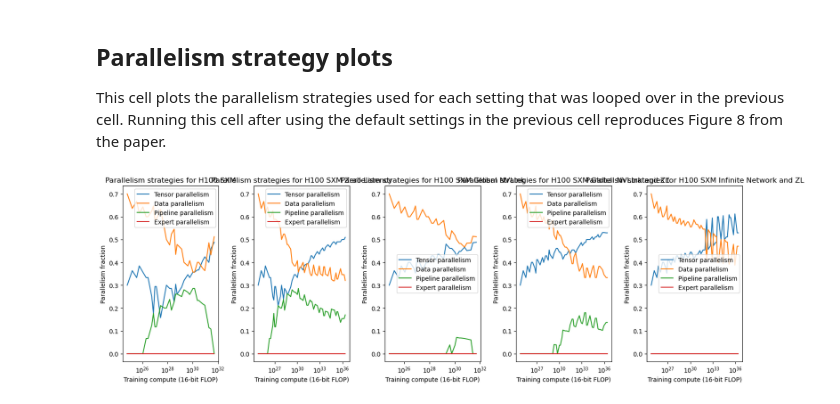
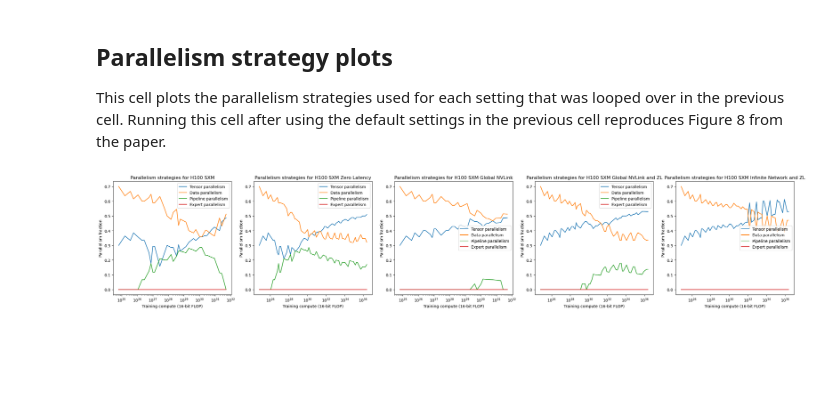
Before and after one commit to ege-erdil/limits_to_distributed_training, a Jupyter notebook: optimal_parallelism.ipynb, the cells around one changed output. Saved outputs shown, nothing was run; the diff lists cells and outputs as text; code cells hidden in the pictures; blank space fills up the shorter version.

```diff
--- a/optimal_parallelism.ipynb
+++ b/optimal_parallelism.ipynb
@@ -530,7 +580,7 @@ warnings.filterwarnings("ignore", category=DeprecationWarning)
 ## set these integers to 1 if you want the associated network communications to be hidden behind computation whenever possible, set them to 0 otherwise
 overlap_TP = 1
 overlap_PP = 1
-overlap_DP = 1
+overlap_DP = 1 # TODO: Should default this to 0 as normally DP can't overlap well.
 
 d_model_min = 12288
 d_model_max = d_model_min*128
@@ -543,26 +593,27 @@ seq_len = 2048 ## sequence length to use during training
 interleaving = True ## set this flag to True if you want to enable pipeline interleaving, set it to False to disable it
 zero_bubble_pp = False ## set this flag to True if you want to enable zero-bubble pipeline parallelism, set it to False to disable it
 
-def simulate_training_runs(gpu, d_model_list, d_ff_list, number_of_layers, calc_sparsity_factor, critical_batch_size, seq_len, years, stopping_utilization_value=0, zero_bubble_pp=False, \
+def simulate_training_runs(gpu, d_model_list, d_ff_list, layer_fun, sparsity_fun, batch_size_fun, seq_len, years, stopping_utilization_value=0, zero_bubble_pp=False, \
                            overlap_TP=1, overlap_DP=1, overlap_PP=1):
     info_list = []
 
     for (d_model, d_ff) in zip(d_model_list, d_ff_list):
         print(d_model, d_ff)
-        result = cluster_size_required(gpu, d_model, d_ff, number_of_layers, calc_sparsity_factor, critical_batch_size, seq_len, years=years, zero_bubble_pp=zero_bubble_pp, \
+        result = cluster_size_required(gpu, d_model, d_ff, layer_fun, sparsity_fun, batch_size_fun, seq_len, years=years, zero_bubble_pp=zero_bubble_pp, \
                                        overlap_TP=overlap_TP, overlap_DP=overlap_DP, overlap_PP=overlap_PP)
 
         if result[0] != None:
-            N, utilization_opt, best_time_yrs, chinchilla_optimal_compute, local_batch_size, local_layers, local_sparsity_factor = result
+            N, _, chinchilla_optimal_compute, local_batch_size, local_layers, local_sparsity_factor = result
 
             N_DP_opt, N_TP_model_opt, N_TP_ff_opt, N_PP_opt, N_EP_opt, N_DP_tup_opt, N_TP_model_tup_opt, N_TP_ff_tup_opt, N_PP_tup_opt, N_EP_tup_opt, \
             num_of_microbatches_opt, pp_interleaving_factor_opt, recompute_activations_opt, utilization_opt, \
             best_time_yrs, tp_time_opt, dp_time_opt, pp_time_opt, latency_time_opt = \
-                    optimal_parallelism(gpu, d_model, d_ff, local_layers, local_sparsity_factor, local_batch_size, seq_len, result[0], zero_bubble_pp, overlap_TP, overlap_DP, overlap_PP, interleaving)
+                    optimal_parallelism(gpu, d_model, d_ff, local_layers, local_sparsity_factor, local_batch_size, seq_len, N, zero_bubble_pp, overlap_TP, overlap_DP, overlap_PP, interleaving)
 
             N_TP_opt = N_TP_model_opt * N_TP_ff_opt
             N_param_local = 2*d_model*d_ff*local_layers*local_sparsity_factor
 
+            # This should be a data structure but we probably won't have time to fix it.
             info_list.append((d_model, d_ff, N_param_local, local_layers, local_sparsity_factor, local_batch_size*seq_len, chinchilla_optimal_compute, best_time_yrs*12, \
                               utilization_opt, N, N_TP_model_opt, N_TP_ff_opt, N_TP_opt, N_PP_opt, pp_interleaving_factor_opt, N_DP_opt, N_EP_opt, local_sparsity_factor, \
                               N_DP_tup_opt, N_TP_model_tup_opt, N_TP_ff_tup_opt, N_PP_tup_opt, N_EP_tup_opt, \
@@ -586,7 +637,7 @@ for setting in grand_comparison_settings_dense: ## change the list being iterate
 
     print("Simulating training runs for setting: %s" % (setting.identifier))
     d_ff_list = [4*d for d in d_model_list]
-    info_dict[setting] = simulate_training_runs(gpu, d_model_list, d_ff_list, number_of_layers=setting.layer_fun, calc_sparsity_factor=setting.sparsity_fun, critical_batch_size=setting.batch_size_fun, \
+    info_dict[setting] = simulate_training_runs(gpu, d_model_list, d_ff_list, layer_fun=setting.layer_fun, sparsity_fun=setting.sparsity_fun, batch_size_fun=setting.batch_size_fun, \
                                             seq_len=seq_len, years=0.5, stopping_utilization_value=0.001, zero_bubble_pp=zero_bubble_pp, \
                                             overlap_TP=overlap_TP, overlap_DP=overlap_DP, overlap_PP=overlap_PP)
     print("Simulation complete! Results below:\n")
@@ -622,7 +673,8 @@ for setting in linear_scaling_end_dict:
     else:
         print("Linear scaling for %s ends at %.2e FLOP" % (setting.identifier, linear_scaling_end_dict[setting]))
 
-run_name = "grand_comparison_sparse"
+# TODO: Should determine this from setting above.
+run_name = "grand_comparison_dense"
 
 plt.xscale("log")
 plt.xlabel("Training compute (16-bit FLOP)")
@@ -658,7 +710,7 @@ Linear scaling for H100 SXM Infinite Network and ZL ends at 8.50e+32 FLOP
 
 This cell plots the parallelism strategies used for each setting that was looped over in the previous cell. Running this cell after using the default settings in the previous cell reproduces Figure 8 from the paper.
 # %%
-fig, axs = plt.subplots(1, len(info_dict), figsize=(15, 5))
+fig, axs = plt.subplots(1, len(info_dict), figsize=(len(info_dict)*5, 5))
 
 for index, setting in enumerate(info_dict):
     tp_frac = []
@@ -670,32 +722,32 @@ for index, setting in enumerate(info_dict):
     for info in info_dict[setting]:
         (d_model, d_ff, N_param_local, local_layers, local_sparsity_factor, local_batch_size_tokens, chinchilla_optimal_compute, best_time_months, utilization_opt, N, N_TP_model_opt, N_TP_ff_opt, \
          N_TP_opt, N_PP_opt, pp_interleaving_factor_opt, N_DP_opt, N_EP_opt, local_sparsity_factor, N_DP_tup_opt, N_TP_model_tup_opt, N_TP_ff_tup_opt, N_PP_tup_opt, N_EP_tup_opt, num_of_microbatches_opt, \
          recompute_activations_opt, tp_time_opt, dp_time_opt, pp_time_opt, latency_time_opt) = info
 
         tp_frac.append(np.log(N_TP_opt)/np.log(N))
         pp_frac.append(np.log(N_PP_opt)/np.log(N))
         dp_frac.append(np.log(N_DP_opt)/np.log(N))
         ep_frac.append(np.log(N_EP_opt)/np.log(N))
         compute.append(chinchilla_optimal_compute)
 
-        # Plot the first subplot
+    # Plot the first subplot
     axs[index].plot(compute, tp_frac, label="Tensor parallelism")
     axs[index].plot(compute, dp_frac, label="Data parallelism")
     axs[index].plot(compute, pp_frac, label="Pipeline parallelism")
     axs[index].plot(compute, ep_frac, label="Expert parallelism")
 
     axs[index].set_title("Parallelism strategies for %s" % (setting.identifier))
     axs[index].set_xscale("log")
     axs[index].set_xlabel("Training compute (16-bit FLOP)")
     axs[index].set_ylabel("Parallelism fraction")
     axs[index].legend()
 
 # Adjust layout to prevent overlap
 plt.tight_layout()
 
 # Show the plots
 plt.savefig("visuals/parallelism_strategies_%s.pdf" % (run_name))
 plt.savefig("visuals/parallelism_strategies_%s.png" % (run_name))
 plt.show()
 # %% [output]
-[figure, old version]
+[figure, new version]
```
Also changed, not shown: parts of 4 cells of this notebook, 1 other file.
